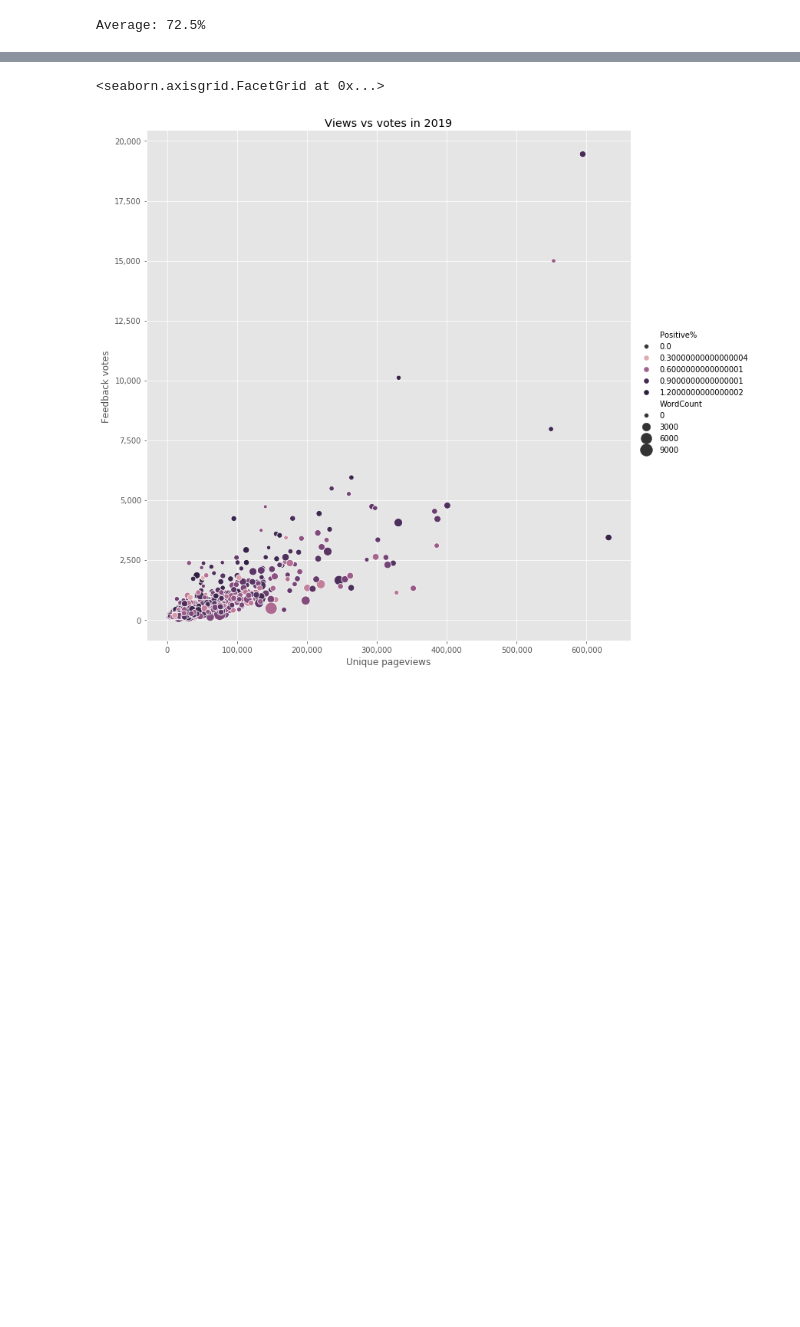
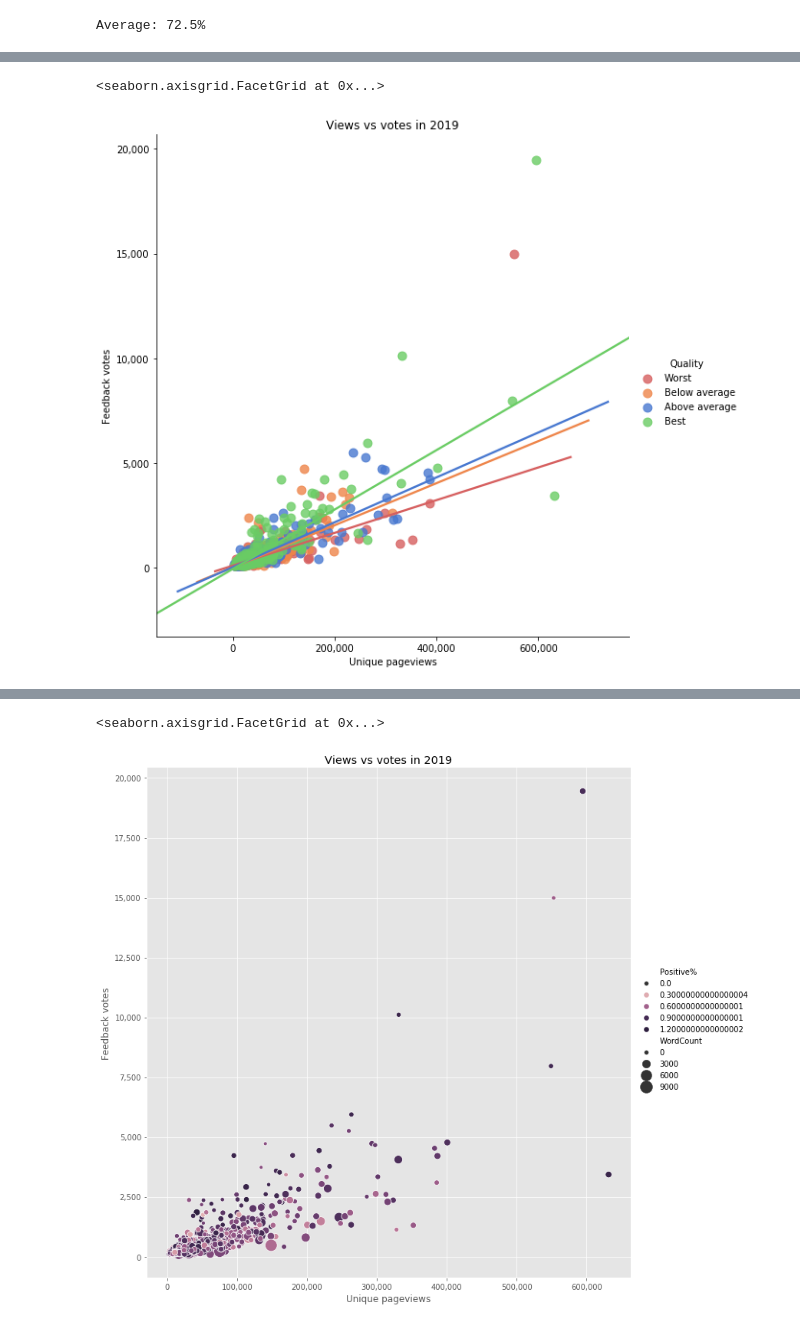
Before and after one commit to MrAlecJohnson/text_analysis, a Jupyter notebook: word_count_analysis.ipynb, the cells around one changed output, grey strips where cells are left out. Saved outputs shown, nothing was run; the diff lists cells and outputs as text; code cells hidden in the pictures; blank space fills up the shorter version.

```diff
--- a/word_count_analysis.ipynb
+++ b/word_count_analysis.ipynb
@@ -41,0 +52,26 @@ AboveAverage         1.000000
+# %%
+my_palette = [(0.8392156862745098, 0.37254901960784315, 0.37254901960784315),
+           (0.9333333333333333, 0.5215686274509804, 0.2901960784313726),
+           (0.2823529411764706, 0.47058823529411764, 0.8156862745098039),
+              (0.41568627450980394, 0.8, 0.39215686274509803)]
+
+chart = sns.lmplot(x = 'UniquePageviews',
+            y = 'TotalVotes',
+            data = df,
+            height = 8,
+            ci=None,
+            robust = True,
+            scatter_kws={"s": 80}, hue = 'Quality', palette = my_palette)
+
+chart.set(title = 'Views vs votes in 2019', xlabel='Unique pageviews', ylabel='Feedback votes')
+ticks_x = chart.axes[0][0].get_xticks()
+xlabels = ['{:,.0f}'.format(x) for x in ticks_x]
+
+ticks_y = chart.axes[0][0].get_yticks()
+ylabels = ['{:,.0f}'.format(y) for y in ticks_y]
+
+chart.set_xticklabels(xlabels)
+chart.set_yticklabels(ylabels)
+# %% [output]
+<seaborn.axisgrid.FacetGrid at 0x...>
+[figure, added]
```
Also changed, not shown: parts of 5 cells of this notebook.
